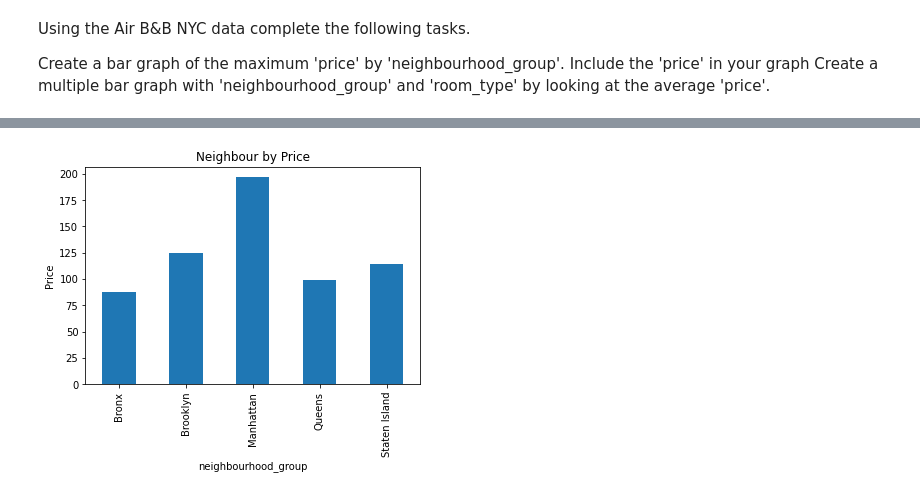
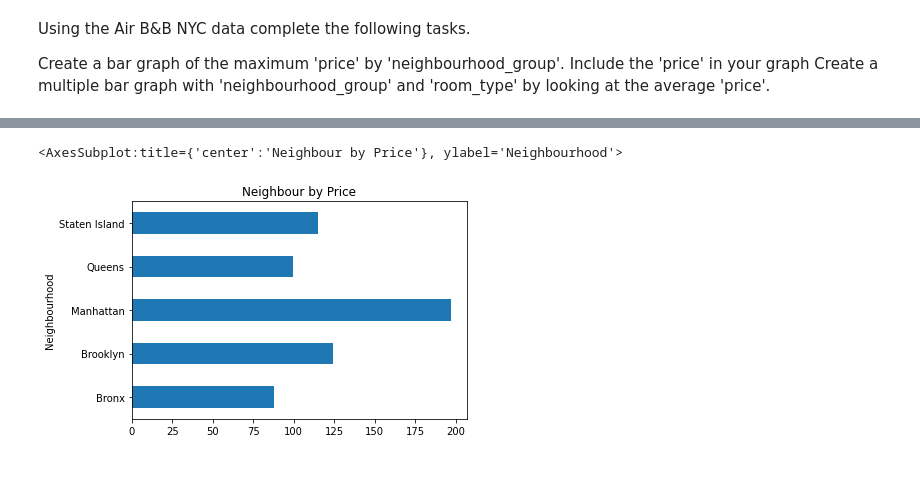
Before and after one commit to sovikapoudel/Data-Visualiation-Spring-2022, a Jupyter notebook: Quiz_24.ipynb, the cells around one changed output, grey strips where cells are left out. Cells and saved outputs as stored; diff of their text form; code cells hidden in the pictures.

```diff
--- a/Quiz_24.ipynb
+++ b/Quiz_24.ipynb
@@ -31,8 +33,10 @@ df.head()
 | 3 | 3831 | Cozy Entire Floor of Brownstone | 4869 | LisaRoxanne | Brooklyn | Clinton Hill | 40.68514 | -73.95976 | ... |
 | 4 | 5022 | Entire Apt: Spacious Studio/Loft ... | 7192 | Laura | Manhattan | East Harlem | 40.79851 | -73.94399 | ... |
 # %%
-grp=df.groupby('neighbourhood_group').price.agg('mean').plot(kind='bar',
+df.groupby('neighbourhood_group').price.agg('mean').plot(kind='barh',
                                                              title = 'Neighbour by Price',
-                                                             ylabel = 'Price') #using barh to show the bar horizontally since the names are easy to read.
+                                                             xlabel= "Neighbourhood",
+                                                             ylabel = 'Price') #using barh to show the bar horizontally since the names are easy to read. However the y-lable is not showing up.
 # %% [output]
+<AxesSubplot:title={'center':'Neighbour by Price'}, ylabel='Neighbourhood'>
-[figure, old version]
+[figure, new version]
```
Also changed, not shown: parts of 4 cells of this notebook.
